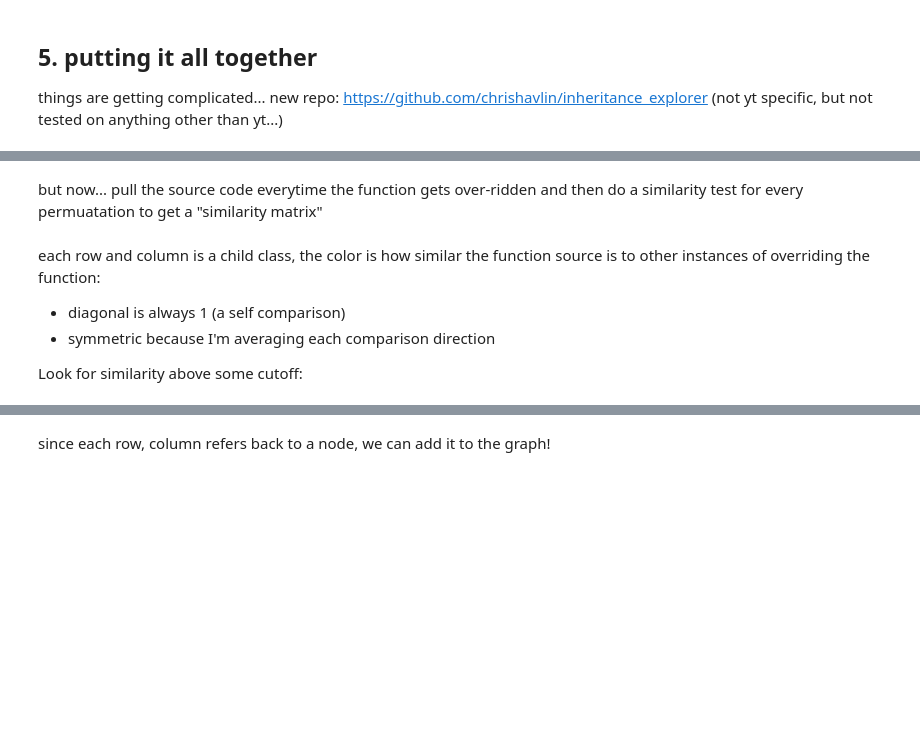
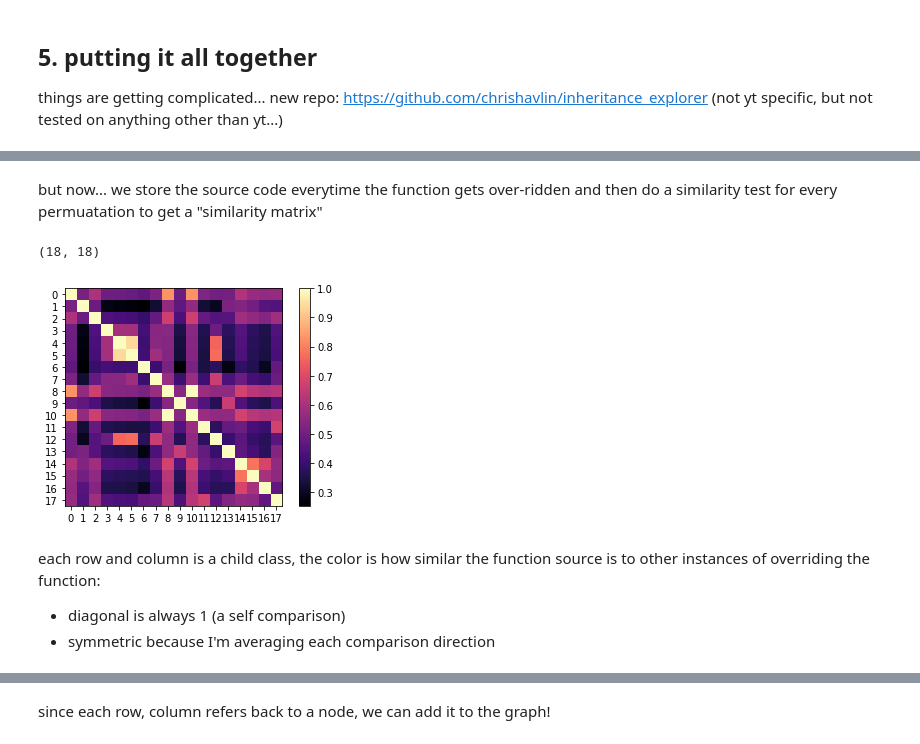
Before and after one commit to chrishavlin/yt_scratch, a Jupyter notebook: notebooks/inheritance_explorer_bg_demo.ipynb, the cells around one changed output, grey strips where cells are left out. Drawn from its saved outputs; the diff is of its cells as text; code cells hidden in the pictures; blank space fills up the shorter version.

```diff
--- a/notebooks/inheritance_explorer_bg_demo.ipynb
+++ b/notebooks/inheritance_explorer_bg_demo.ipynb
@@ -197,7 +283,7 @@ class ClassGraphTree:
         self.baseclass = baseclass
         self.basename: str = baseclass.__name__
         self.funcname = funcname
-        self.dot = Digraph(**kwargs)
+        self.dot = pydot.Dot(f"{baseclass}", graph_type="digraph", **kwargs)
         self._nodenum: int = 0
         self._node_list = []
         self._current_node = 1
@@ -258,8 +344,12 @@ class ClassGraphTree:
 
         # now build the graph
         for node in self._node_list:
-            self.dot.node(node.child_id, label=node.child_name, color=node.color)
+            dotnode = pydot.Node(node.child_id,
+                                 label=node.child_name,
+                                 color=node.color)
+            self.dot.add_node(dotnode)
             if node.parent:
-                self.dot.edge(node.child_id, node.parent_id)
+                edge = pydot.Edge(node.child_id, node.parent_id)
+                self.dot.add_edge(edge)
 # %%
 c = ClassGraphTree(BaseIOHandler, "_read_particle_selection")
@@ -338,5 +450,7 @@ cgt.digraph()
 # %% [markdown]
-but now... pull the source code everytime the function gets over-ridden and then do a similarity test for every permuatation to get a "similarity matrix"
+but now... we store the source code everytime the function gets over-ridden and then do a similarity test for every permuatation to get a "similarity matrix"
 # %%
 M = cgt.similarity_results['matrix']
 M.shape
+# %% [output]
+(18, 18)
@@ -351,7 +457,9 @@ plt.colorbar()
+# %%
+labels, ax = cgt.plot_similarity()
+# %% [output]
+[figure, added]
 # %% [markdown]
 each row and column is a child class, the color is how similar the function source is to other instances of overriding the function:
 
 * diagonal is always 1 (a self comparison)
 * symmetric because I'm averaging each comparison direction
-
-Look for similarity above some cutoff:
```
Also changed, not shown: parts of 30 cells of this notebook.
